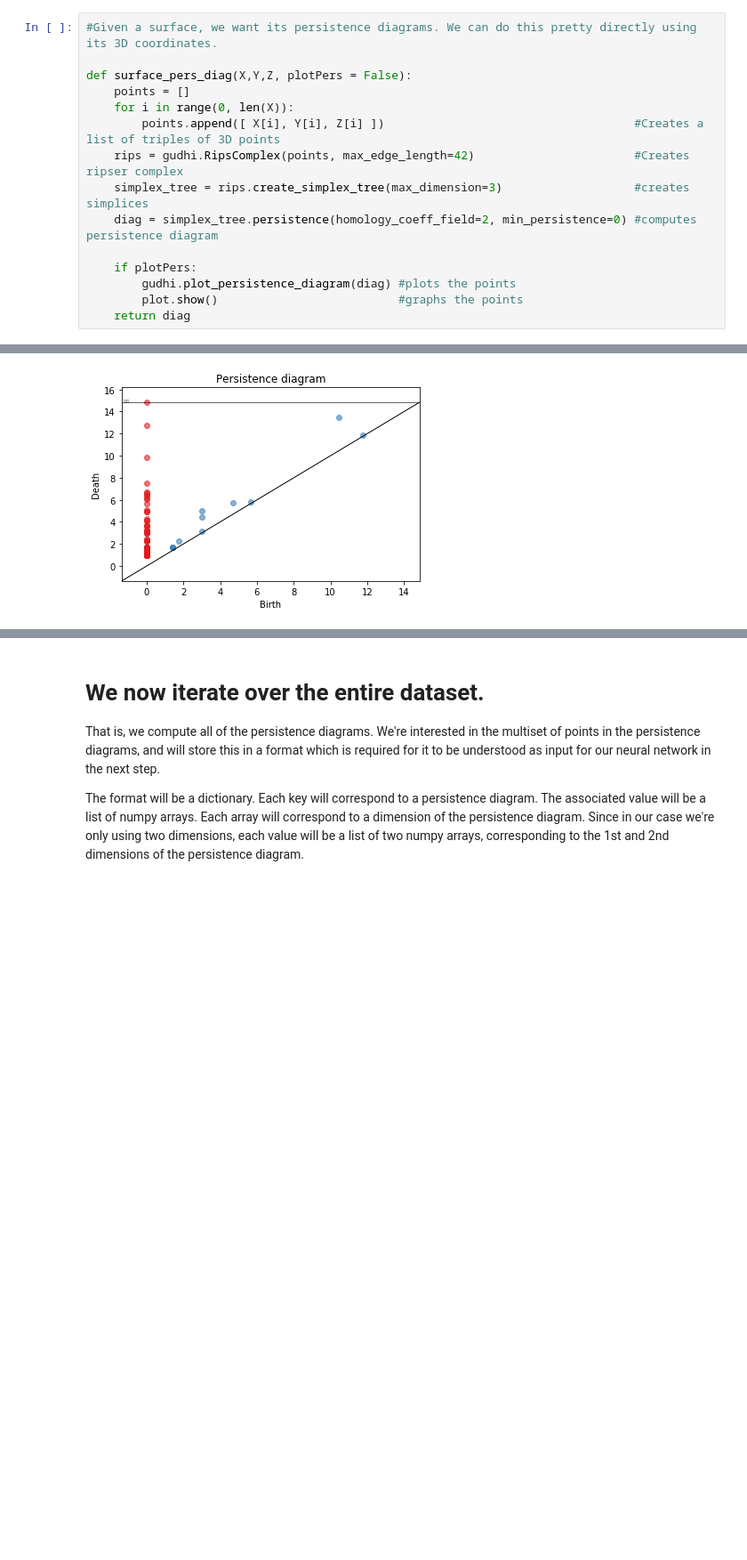
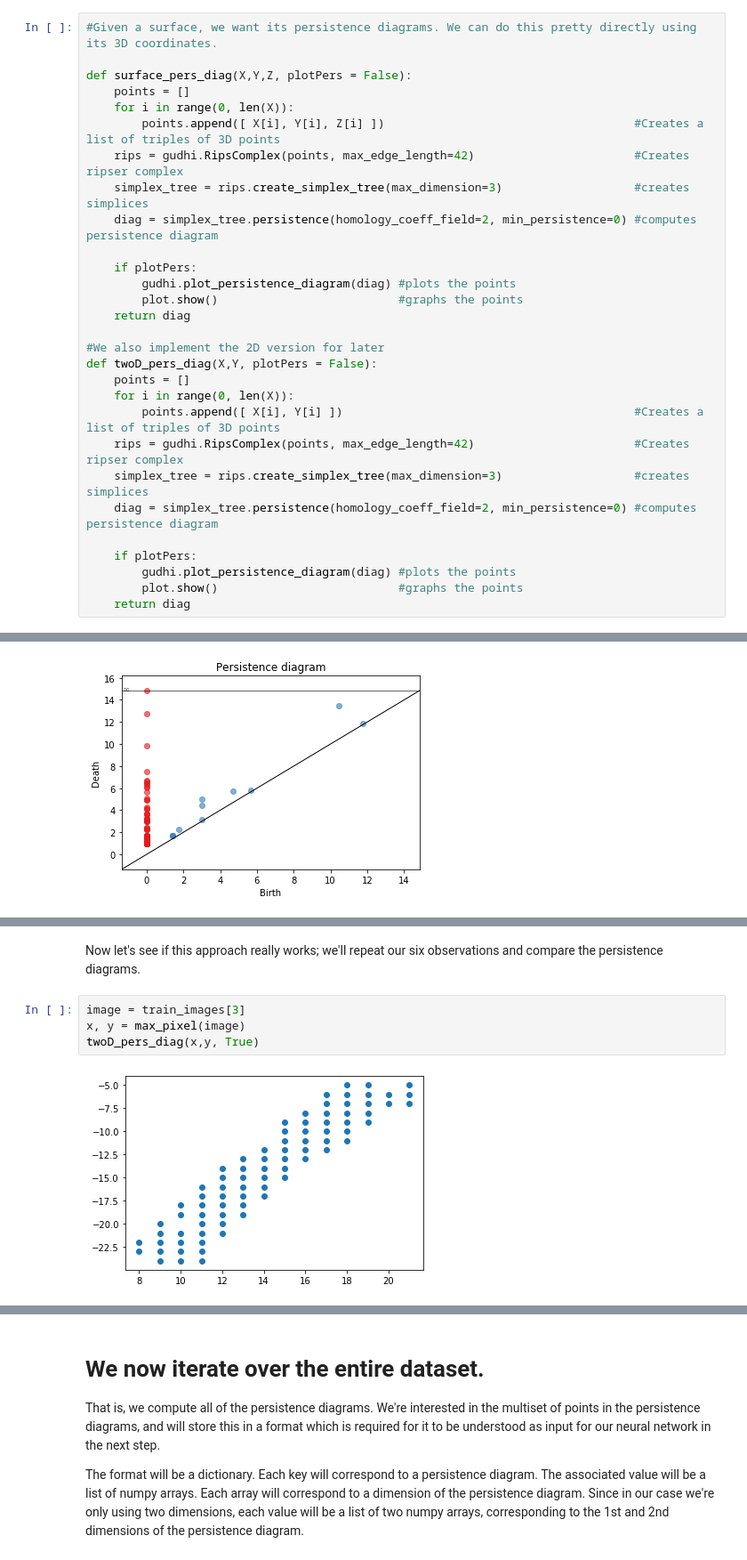
Before and after one commit to ltrujello/persistence_homology_of_MNIST, a Jupyter notebook: mnist_surfaces.ipynb, the cells around one changed output, grey strips where cells are left out. Shown at 89% size. Saved outputs shown, nothing was run; the diff lists cells and outputs as text; blank space fills up the shorter version.

```diff
--- a/mnist_surfaces.ipynb
+++ b/mnist_surfaces.ipynb
@@ -86,6 +86,20 @@ def surface_pers_diag(X,Y,Z, plotPers = False):
         gudhi.plot_persistence_diagram(diag) #plots the points
         plot.show()                          #graphs the points
     return diag
+
+#We also implement the 2D version for later
+def twoD_pers_diag(X,Y, plotPers = False):
+    points = []
+    for i in range(0, len(X)):
+        points.append([ X[i], Y[i] ])                                          #Creates a list of triples of 3D points
+    rips = gudhi.RipsComplex(points, max_edge_length=42)                       #Creates ripser complex
+    simplex_tree = rips.create_simplex_tree(max_dimension=3)                   #creates simplices
+    diag = simplex_tree.persistence(homology_coeff_field=2, min_persistence=0) #computes persistence diagram
+
+    if plotPers:
+        gudhi.plot_persistence_diagram(diag) #plots the points
+        plot.show()                          #graphs the points
+    return diag
 # %%
 #We put together our previous two functions to create a general one which plots the surface and the persistence diagram.
 
@@ -229,0 +305,8 @@ diag = mnist_plot_and_pers_diargam(image, 200, show3Dplot = False, plotPers = Tr
+# %% [markdown]
+Now let's see if this approach really works; we'll repeat our six observations and compare the persistence diagrams.
+# %%
+image = train_images[3]
+x, y = max_pixel(image)
+twoD_pers_diag(x,y, True)
+# %% [output]
+[figure, added]
```
Also changed, not shown: parts of 12 cells of this notebook.
